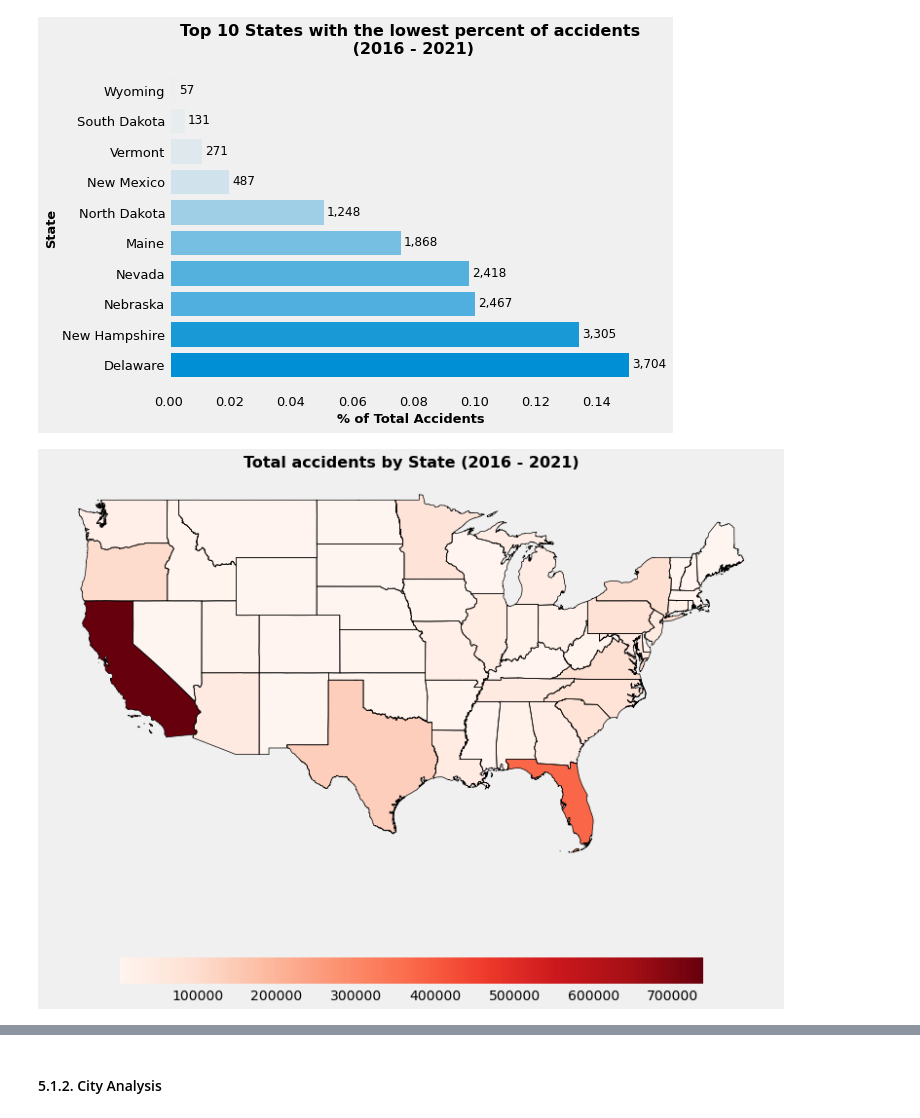
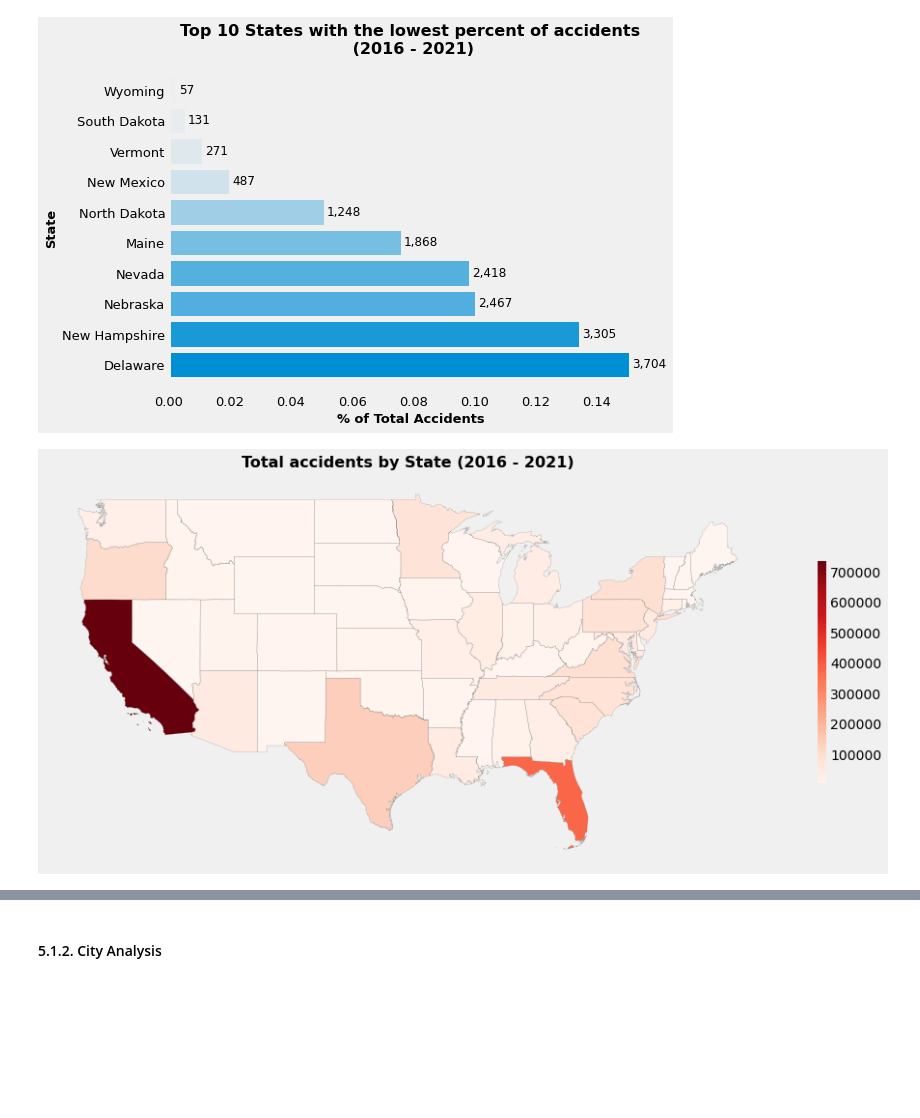
Before and after one commit to lyubol/Exploratory-Data-Analysis, a Jupyter notebook: EDA - US Accidents/US Accidents-checkpoint.ipynb, the cells around one changed output, grey strips where cells are left out. Drawn from its saved outputs; the diff is of its cells as text; code cells hidden in the pictures; blank space fills up the shorter version.

```diff
--- a/EDA - US Accidents/US Accidents-checkpoint.ipynb
+++ b/EDA - US Accidents/US Accidents-checkpoint.ipynb
@@ -518,19 +552,19 @@ for i, y in zip(list(range(len(barElements))), y_percent):
 # %%
 # define the path to the shape file and read it
 shape_path = "C:/Users/L_L/Documents/GitHub Repositories/Exploratory-Data-Analysis/EDA - US Accidents/Shapefiles/cb_2018_us_state_500k.shp"
 shape = gdp.read_file(shape_path)
 
 df_top_states_map = df_top_states.reset_index().rename(columns={"index":"State"})
 # merge the shape file with the DataFrame that holds the numeric values that we would like to plot
 shape_merged = shape.merge(df_top_states_map, left_on="NAME", right_on="State", how="left").dropna(subset="State")
 
 # plot the data
-ax = shape_merged.boundary.plot(edgecolor="black", linewidth=0.7, figsize=(12,10))
-shape_merged.plot(ax=ax, column="Total", legend=True, cmap="Reds", legend_kwds={"shrink":0.8, "orientation":"horizontal"})
+ax = shape_merged.boundary.plot(edgecolor="gray", linewidth=0.2, figsize=(15,10))
+shape_merged.plot(ax=ax, column="Total", legend=True, cmap="Reds", legend_kwds={"shrink":0.4, "orientation":"vertical"})
 plt.grid(False)
 ax.get_xaxis().set_visible(False)
 ax.get_yaxis().set_visible(False)
 plt.title("Total accidents by State (2016 - 2021)", fontweight="bold", fontsize=16, pad=10)
 plt.show()
 # %% [output]
-[figure, old version]
+[figure, new version]
```
Also changed, not shown: parts of 16 cells of this notebook.
